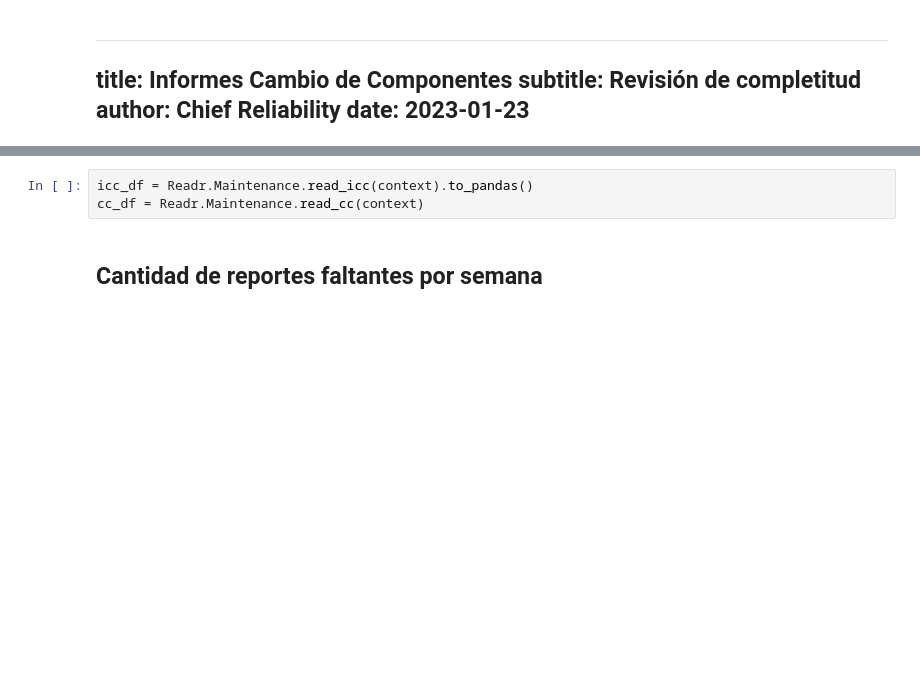
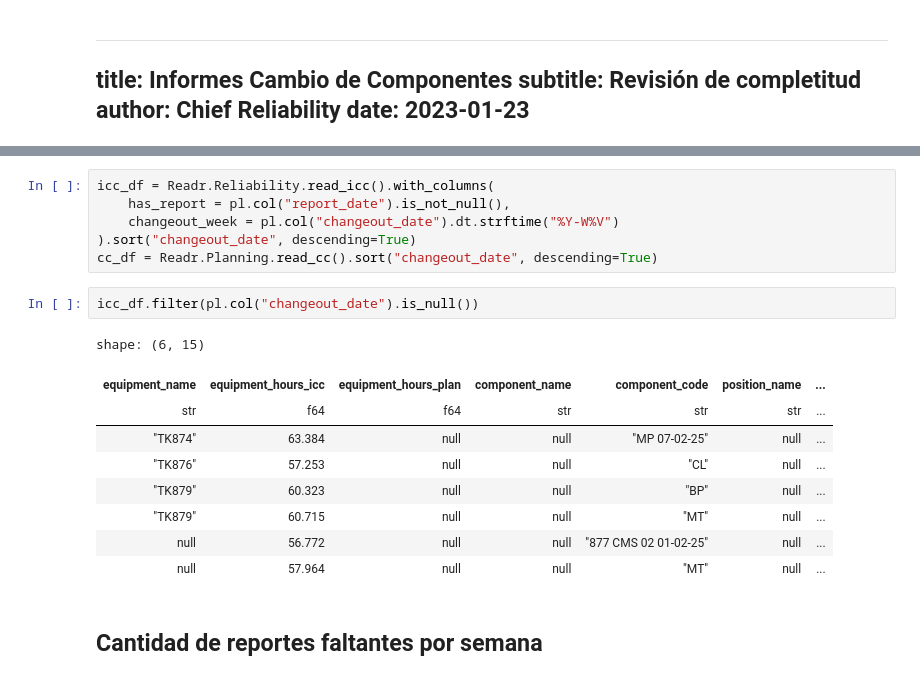
Before and after one commit to cecilvega/kbook, a Jupyter notebook: reliability/icc.ipynb, the cells around one changed output, grey strips where cells are left out. Drawn from its saved outputs; the diff is of its cells as text; blank space fills up the shorter version.

```diff
--- a/reliability/icc.ipynb
+++ b/reliability/icc.ipynb
@@ -186,6 +177,21 @@ def plot_icc_report(weekly_summary):
 # %%
-icc_df = Readr.Maintenance.read_icc(context).to_pandas()
-cc_df = Readr.Maintenance.read_cc(context)
+icc_df = Readr.Reliability.read_icc().with_columns(
+    has_report = pl.col("report_date").is_not_null(),
+    changeout_week = pl.col("changeout_date").dt.strftime("%Y-W%V")
+).sort("changeout_date", descending=True)
+cc_df = Readr.Planning.read_cc().sort("changeout_date", descending=True)
+# %%
+icc_df.filter(pl.col("changeout_date").is_null())
+# %% [output]
+shape: (6, 15)
+| equipment_name | equipment_hours_icc | equipment_hours_plan | component_name | component_code | position_name | ... |
+| str | f64 | f64 | str | str | str | ... |
+| "TK874" | 63.384 | null | null | "MP 07-02-25" | null | ... |
+| "TK876" | 57.253 | null | null | "CL" | null | ... |
+| "TK879" | 60.323 | null | null | "BP" | null | ... |
+| "TK879" | 60.715 | null | null | "MT" | null | ... |
+| null | 56.772 | null | null | "877 CMS 02 01-02-25" | null | ... |
+| null | 57.964 | null | null | "MT" | null | ... |
 # %% [markdown]
 ## Cantidad de reportes faltantes por semana
 # %%
```
Also changed, not shown: parts of 4 cells of this notebook.
